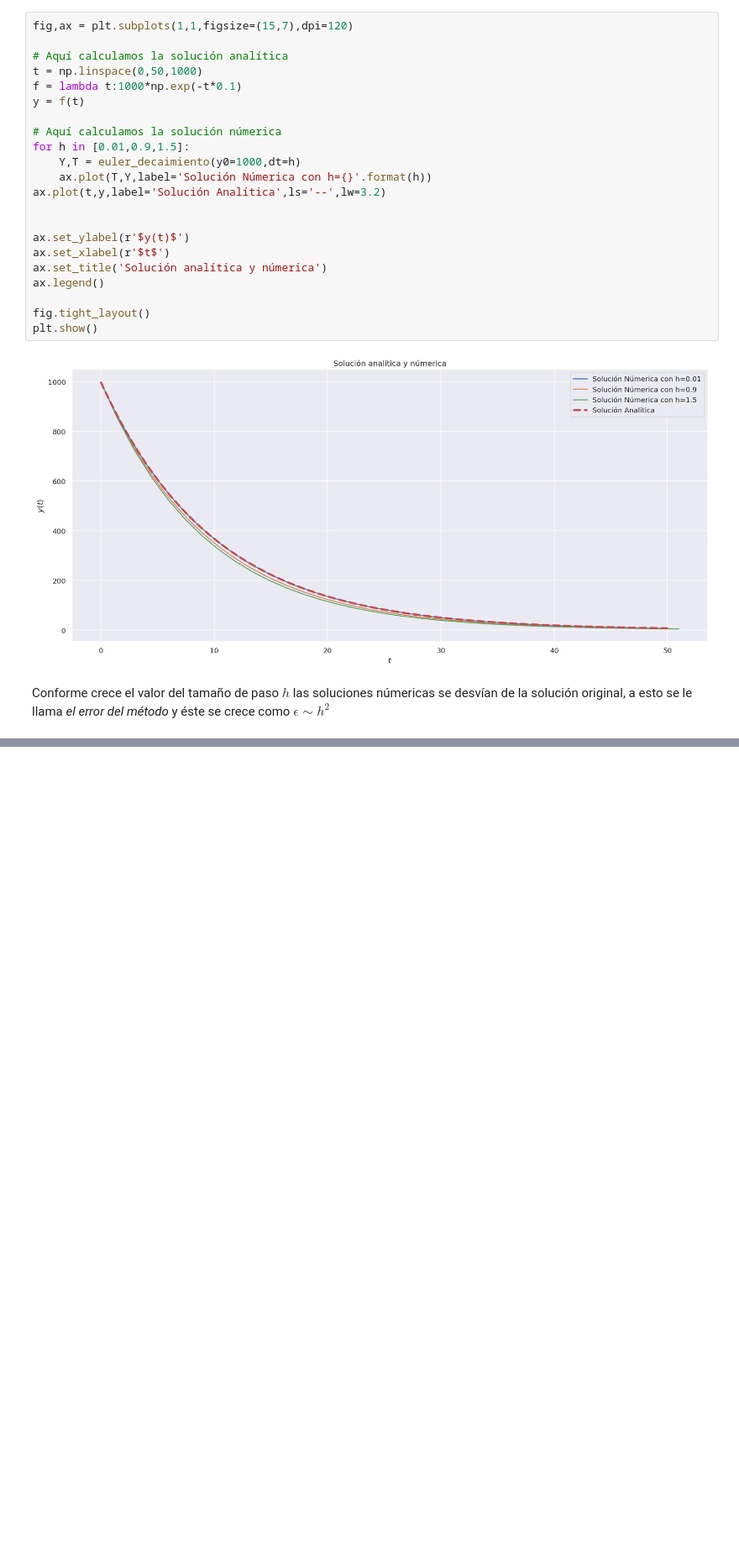
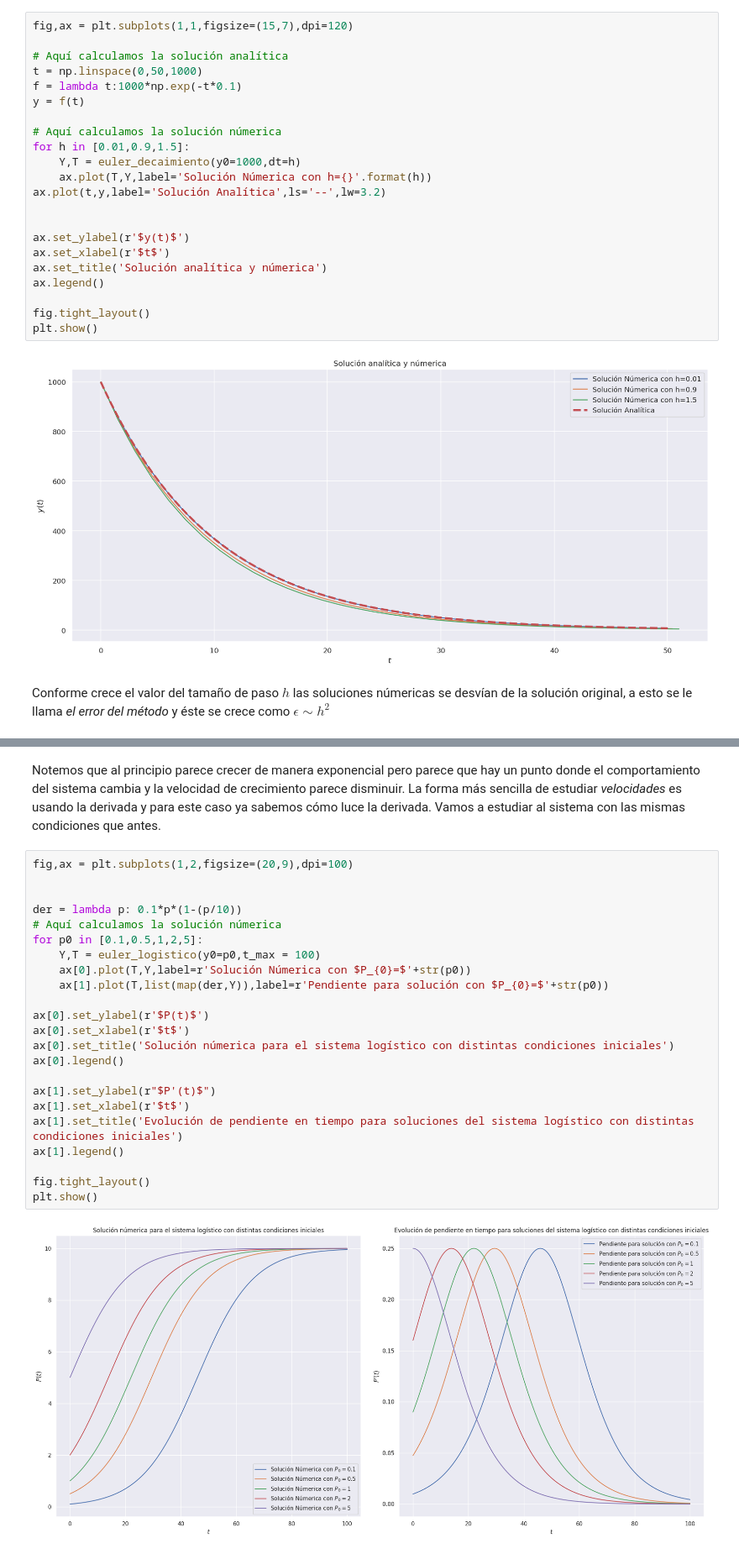
Before and after one commit to uncrayon/coding-challenge, a Jupyter notebook: pendulo/notebook_1.ipynb, the cells around one changed output, grey strips where cells are left out. Shown at 84% size. Drawn from its saved outputs; the diff is of its cells as text; blank space fills up the shorter version.

```diff
--- a/pendulo/notebook_1.ipynb
+++ b/pendulo/notebook_1.ipynb
@@ -234,0 +346,27 @@ Conforme crece el valor del tamaño de paso $h$ las soluciones númericas se des
+# %% [markdown]
+Notemos que al principio parece crecer de manera exponencial pero parece que hay un punto donde el comportamiento del sistema cambia y la velocidad de crecimiento parece disminuir. La forma más sencilla de estudiar _velocidades_ es usando la derivada y para este caso ya sabemos cómo luce la derivada. Vamos a estudiar al sistema con las mismas condiciones que antes.
+# %%
+fig,ax = plt.subplots(1,2,figsize=(20,9),dpi=100)
+
+
+der = lambda p: 0.1*p*(1-(p/10))
+# Aquí calculamos la solución númerica
+for p0 in [0.1,0.5,1,2,5]:
+    Y,T = euler_logistico(y0=p0,t_max = 100)
+    ax[0].plot(T,Y,label=r'Solución Númerica con $P_{0}=$'+str(p0))
+    ax[1].plot(T,list(map(der,Y)),label=r'Pendiente para solución con $P_{0}=$'+str(p0))
+
+ax[0].set_ylabel(r'$P(t)$')
+ax[0].set_xlabel(r'$t$')
+ax[0].set_title('Solución númerica para el sistema logístico con distintas condiciones iniciales')
+ax[0].legend()
+
+ax[1].set_ylabel(r"$P'(t)$")
+ax[1].set_xlabel(r'$t$')
+ax[1].set_title('Evolución de pendiente en tiempo para soluciones del sistema logístico con distintas condiciones iniciales')
+ax[1].legend()
+
+fig.tight_layout()
+plt.show()
+# %% [output]
+[figure, added]
```
Also changed, not shown: parts of 9 cells of this notebook.
